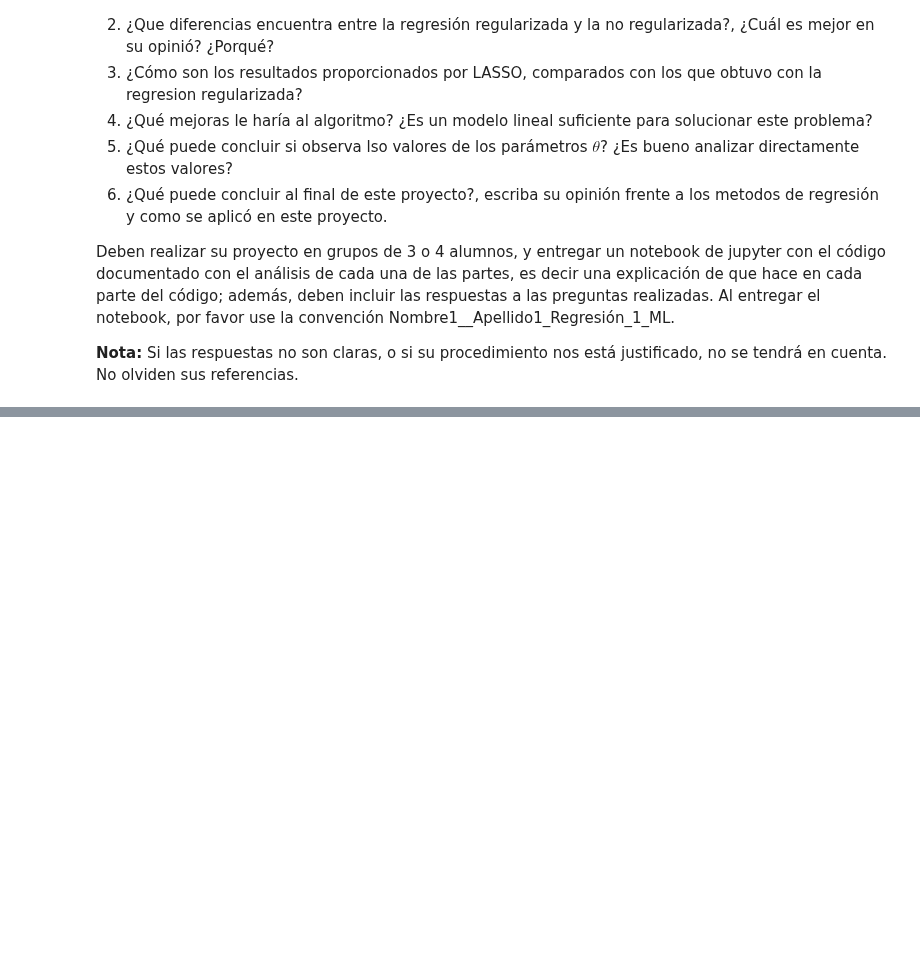
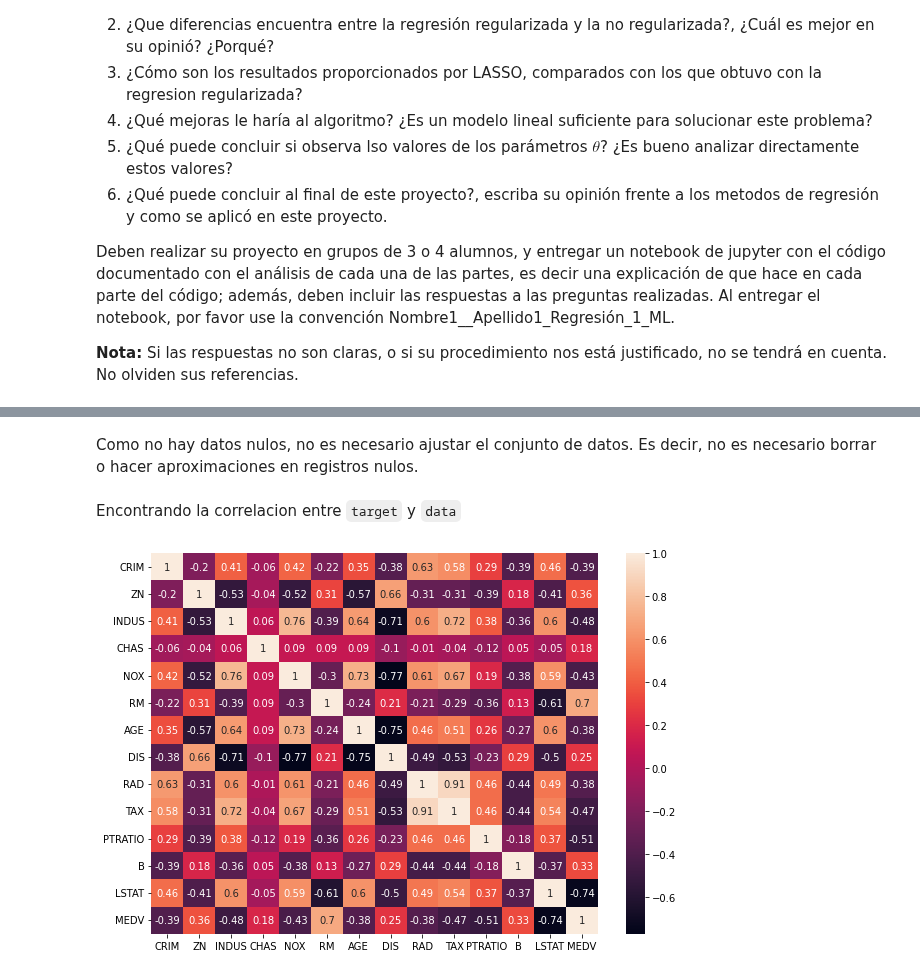
Before and after one commit to cgaravitoc/macc, a Jupyter notebook: machine learning/Proyecto 1/Proyecto 1.ipynb, the cells around one changed output, grey strips where cells are left out. Saved outputs shown, nothing was run; the diff lists cells and outputs as text; code cells hidden in the pictures; blank space fills up the shorter version.

```diff
--- a/machine learning/Proyecto 1/Proyecto 1.ipynb
+++ b/machine learning/Proyecto 1/Proyecto 1.ipynb
@@ -22,0 +100,12 @@ Deben realizar su proyecto en grupos de 3 o 4 alumnos, y entregar un notebook de
+# %% [markdown]
+Como no hay datos nulos, no es necesario ajustar el conjunto de datos. Es decir, no es necesario borrar o hacer aproximaciones en registros nulos.
+# %% [markdown]
+Encontrando la correlacion entre `target` y `data`
+# %%
+df_corr = pd.concat([df_data, df_target], axis=1).corr().round(2)
+
+fig, ax = plt.subplots(figsize=(10,7))
+sn.heatmap(df_corr, annot=True)
+plt.show()
+# %% [output]
+[figure, added]
```
Also changed, not shown: parts of 23 cells of this notebook.
